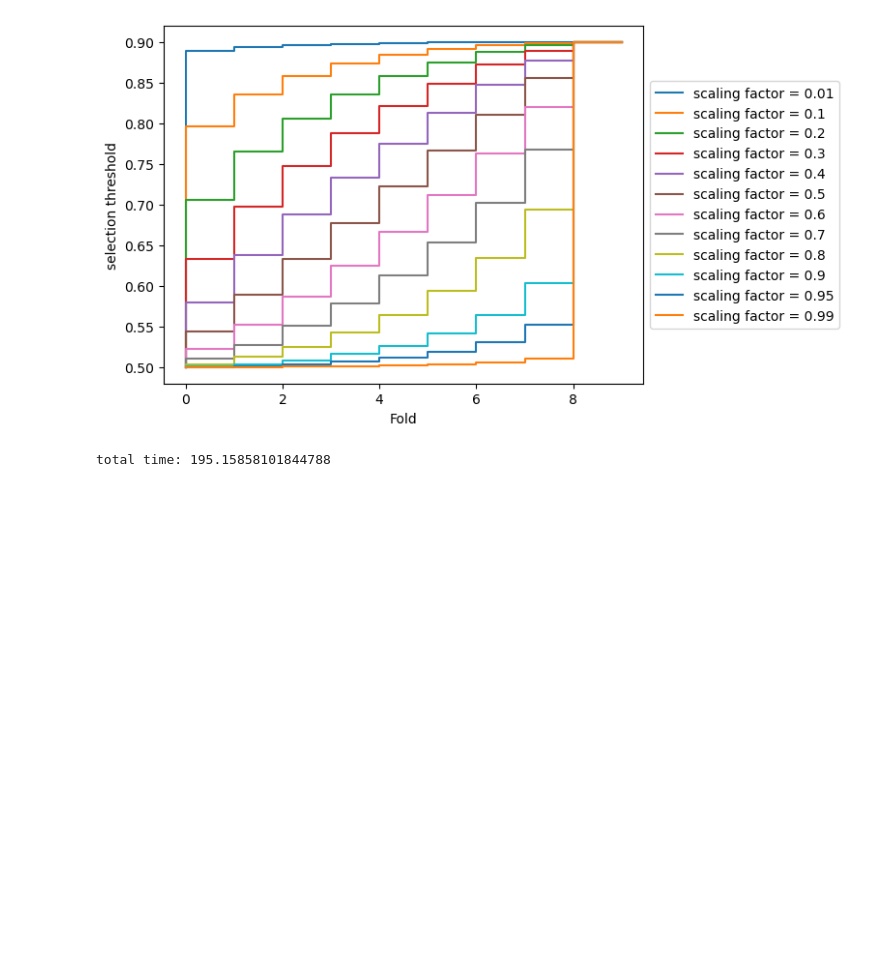
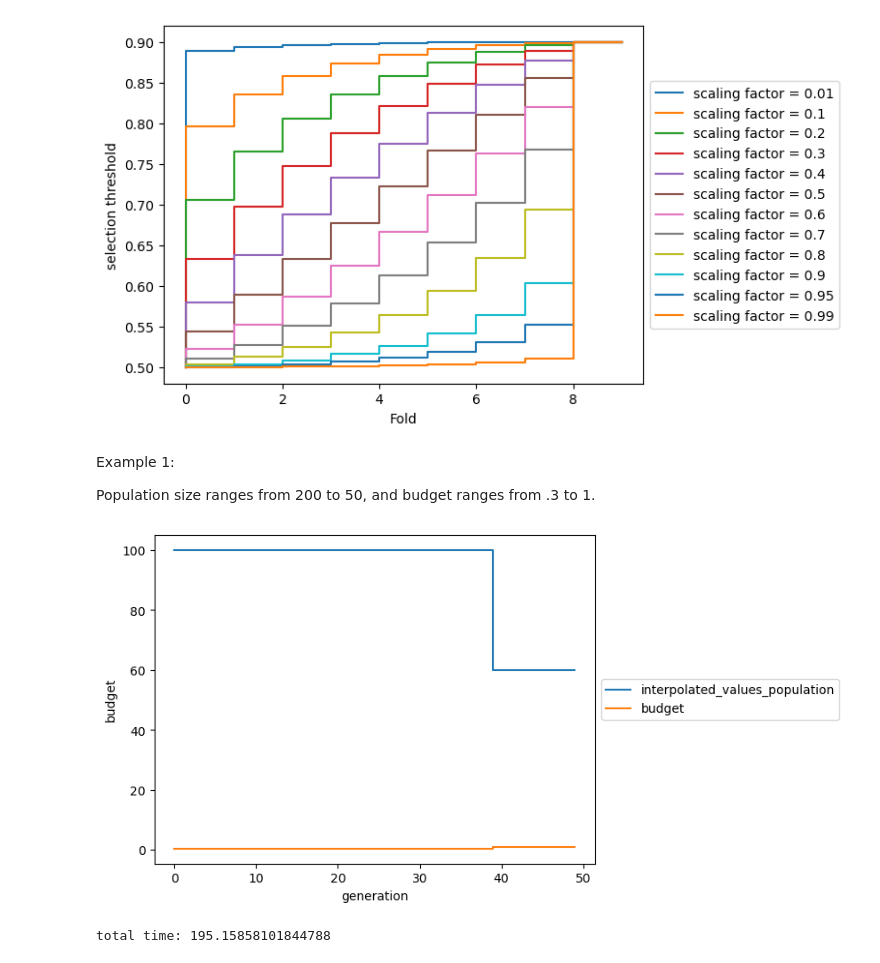
Before and after one commit to EpistasisLab/tpot, a Jupyter notebook: Tutorial/6_SH_and_early_termination.ipynb, the cells around one changed output. Drawn from its saved outputs; the diff is of its cells as text; code cells hidden in the pictures; blank space fills up the shorter version.

```diff
--- a/Tutorial/6_SH_and_early_termination.ipynb
+++ b/Tutorial/6_SH_and_early_termination.ipynb
@@ -37,6 +37,36 @@ plt.show()
 # %% [output]
 [figure]
 [figure]
+# %% [markdown]
+Example 1:
+
+Population size ranges from 200 to 50, and budget ranges from .3 to 1.
+# %%
+import matplotlib.pyplot as plt
+import tpot2
+
+population_size=60
+initial_population_size=100
+population_scaling = .5
+generations_until_end_population = 50
+
+budget_range = [.3,1]
+generations_until_end_budget=50
+
+#Population and budget use stepwise
+ax = plt.subplot(111)
+
+interpolated_values_population = tpot2.beta_interpolation(start=initial_population_size, end=population_size, n=50, n_steps=5)
+interpolated_values_budget = tpot2.beta_interpolation(start=budget_range[0], end=budget_range[1], n=50, n_steps=5)
+plt.step(list(range(len(interpolated_values_population))), interpolated_values_population, label=f"interpolated_values_population")
+plt.step(list(range(len(interpolated_values_budget))), interpolated_values_budget, label=f"budget")
+plt.xlabel("generation")
+plt.ylabel("budget")
+plt.legend()
+ax.legend(loc='center left', bbox_to_anchor=(1, 0.5))
+plt.show()
+# %% [output]
+[figure, added]
 # %%
 # A Graph pipeline starting with at least one selector as a leaf, potentially followed by a series
 # of stacking classifiers or transformers, and ending with a classifier. The graph will have at most 15 nodes and a max depth of 6.
```
Also changed, not shown: parts of 1 cell of this notebook, 11 other files.
